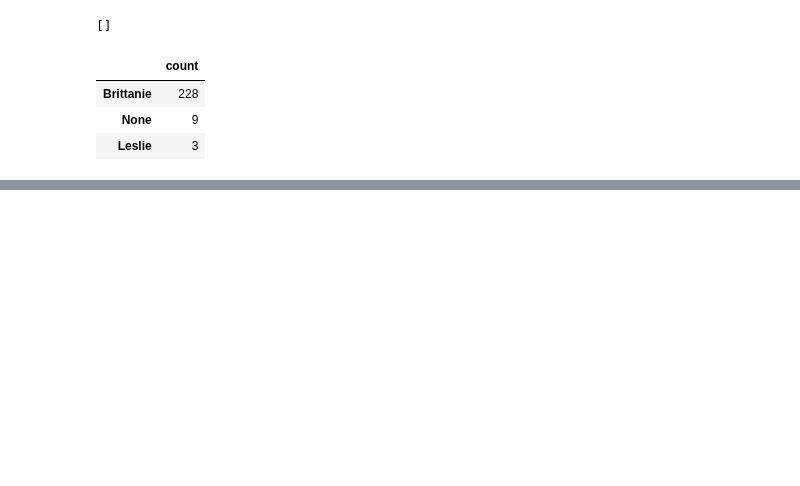
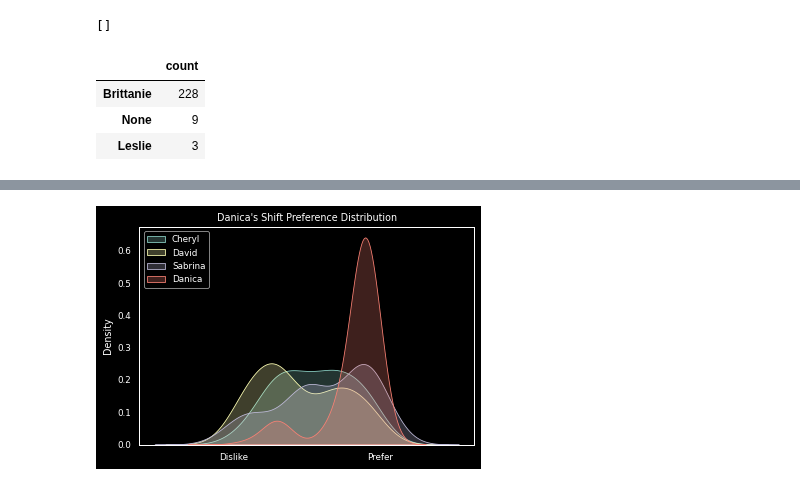
Before and after one commit to jts-bio/techn-i-cal, a Jupyter notebook: tests.ipynb, the cells around one changed output, grey strips where cells are left out. Saved outputs shown, nothing was run; the diff lists cells and outputs as text; code cells hidden in the pictures; blank space fills up the shorter version.

```diff
--- a/tests.ipynb
+++ b/tests.ipynb
@@ -197,8 +197,9 @@ def tallyPlotDataGenerator (request, empId):
             data.append(j['score'])
 
 
-    sns.kdeplot(data=data, fill=True, bw_adjust=1.5, cut=4)
-    sns.set_theme('paper',"darkgrid")
+    sns.kdeplot(data=data, fill=True, bw_adjust=1.5, cut=4, label=f'{emp.name}')
+    sns.set_theme('paper',"dark")
+    plt.style.use('dark_background')
     # change x label to "Dislike" at -3 and "Prefer" at 3
     plt.xticks([-3, 0, 3], ['Dislike', 'Neutral', 'Prefer'])
 
@@ -208,13 +209,15 @@ def tallyPlotDataGenerator (request, empId):
     plt.xticks([-2.5,2.5], ['Dislike','Prefer'])
     plt.title(f'{emp.name}\'s Shift Preference Distribution')
     # save the figure to a buffer as SVG
+    plt.legend(loc='upper left')
     buf = BytesIO()
-    buf.flush()
+
     plt.savefig(buf, format='svg')
     # get the SVG contents as bytes and encode to base64
     svg_bytes = buf.getvalue()
     svg_base64 = base64.b64encode(svg_bytes).decode('utf-8')
     # format the SVG string in an HTML <img> tag
     svg_html = f'<img src="embedded-picture">'
+    buf.close()
 
     return HttpResponse(svg_html)
@@ -225,0 +224,6 @@
+# %%
+tallyPlotDataGenerator(None, 'Cheryl').content
+tallyPlotDataGenerator(None, 'David').content
+tallyPlotDataGenerator(None, 'Sabrina').content
+tallyPlotDataGenerator(None, 'Danica').content
+# %% [output]
@@ -225,0 +231 @@
+[figure, added]
```
Also changed, not shown: parts of 5 cells of this notebook, 19 other files.
